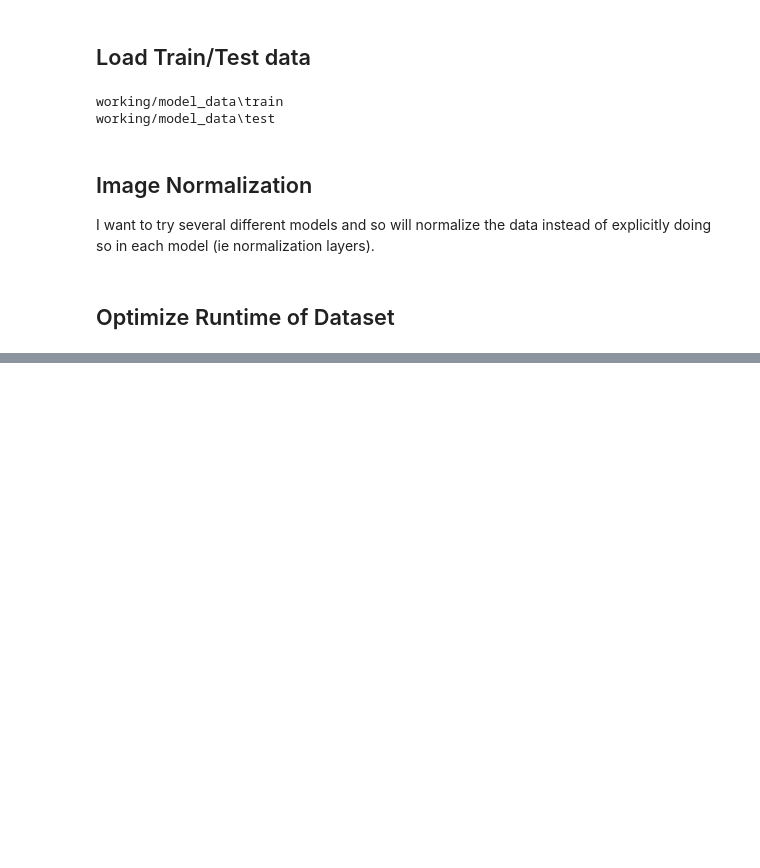
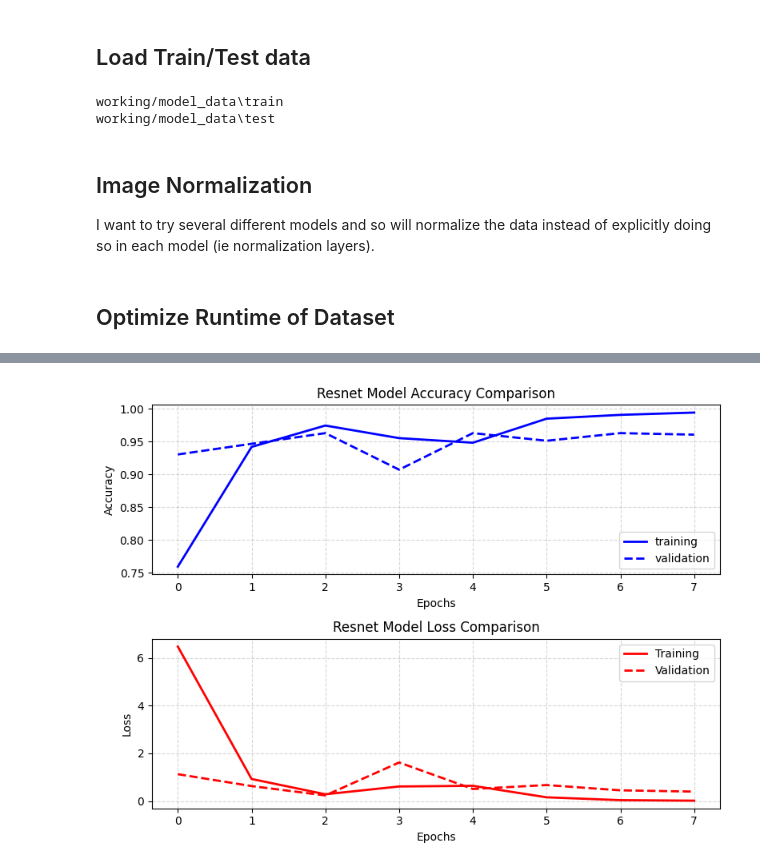
Before and after one commit to kayeffect/Potato-Health-Classifier, a Jupyter notebook: Plant_health_cnn.ipynb, the cells around one changed output, grey strips where cells are left out. Cells and saved outputs as stored; diff of their text form; code cells hidden in the pictures; blank space fills up the shorter version.

```diff
--- a/Plant_health_cnn.ipynb
+++ b/Plant_health_cnn.ipynb
@@ -474 +612,26 @@ plt.show()
+# %%
+plt.figure(figsize = (8, 6))
+plt.subplot(2, 1, 1)
+plt.plot(resnet_epochs, resnet_accuracy, 'b-', linewidth=2,  label = 'training')
+plt.plot(resnet_epochs, resnet_val_accuracy, 'b--', linewidth=2,  label = 'validation')
+plt.title("Resnet Model Accuracy Comparison")
+plt.xlabel("Epochs")
+plt.ylabel("Accuracy")
+plt.grid(True, linestyle='--', alpha=0.5)
+plt.legend(loc='lower right')
+
+plt.subplot(2, 1, 2)
+plt.plot(resnet_epochs, resnet_loss, 'r-', linewidth=2,  label = 'Training')
+plt.plot(resnet_epochs, resnet_val_loss, 'r--', linewidth=2,  label = 'Validation')
+plt.title("Resnet Model Loss Comparison")
+plt.xlabel("Epochs")
+plt.ylabel("Loss")
+plt.grid(True, linestyle='--', alpha=0.5)
+plt.legend(loc='upper right')
+
+plt.tight_layout()
+
+plt.show()
+# %% [output]
+[figure, added]
 # %%
```
Also changed, not shown: parts of 38 cells of this notebook.
